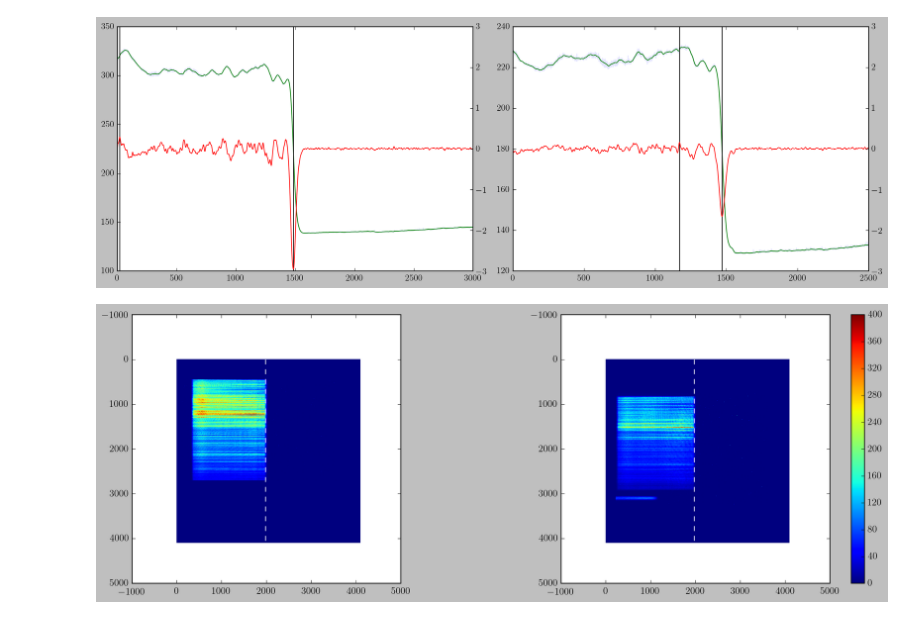
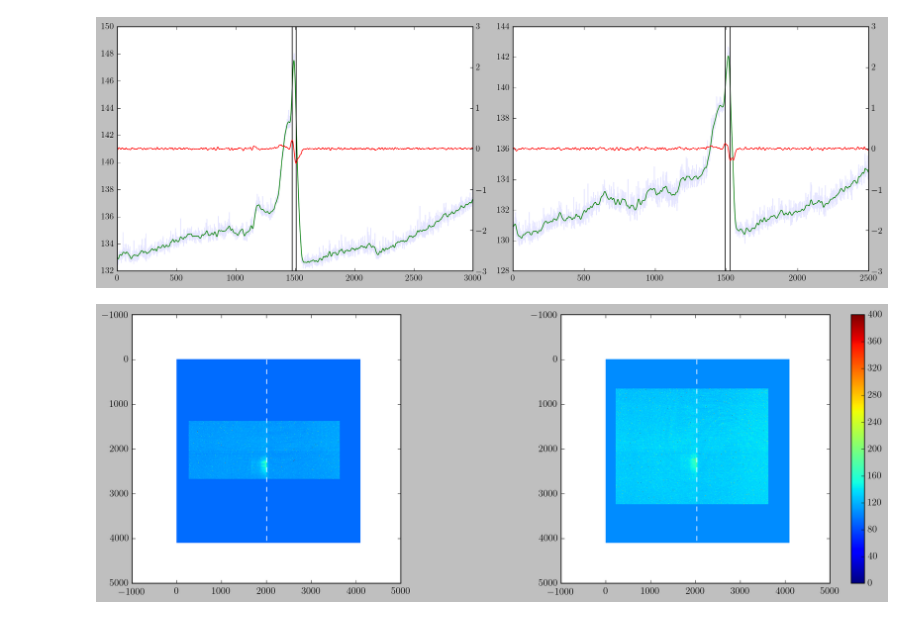
Before and after one commit to adescamps59/EuXFEL-HED-VISAR, a Jupyter notebook: Calibration/20nsWindow_TimingCalibration.ipynb, the cells around one changed output. Drawn from its saved outputs; the diff is of its cells as text; code cells hidden in the pictures.

```diff
--- a/Calibration/20nsWindow_TimingCalibration.ipynb
+++ b/Calibration/20nsWindow_TimingCalibration.ipynb
@@ -65,7 +65,7 @@ def extraVISARImages_mean(exp_id, run_id):
     imgKEP1_r = np.mean(kep1[:, :, :], axis = 0)
     # Rotate image 90 degrees
     imgKEP1_r = cv2.rotate(imgKEP1_r, cv2.ROTATE_90_COUNTERCLOCKWISE)
-    f = np.loadtxt('../VISAR_CalibrationFiles_latest/VISAR_KEPLER1_20nsWindow_p2740_run639_evt1_polynomial.cal', delimiter=',')
+    f = np.loadtxt('../DewarpingCalibrationFiles/VISAR_KEPLER1_20nsWindow_900499_run75_polynomial_16042025.cal', delimiter=',')
     original_grid_Y_evt1 = f[:, 0]
     original_grid_X_evt1 = f[:, 1]
 
@@ -116,9 +116,7 @@ def extraVISARImages_mean(exp_id, run_id):
     imgKEP2_r = cv2.rotate(imgKEP2_r, cv2.ROTATE_90_COUNTERCLOCKWISE)
 
 
-    # f = np.loadtxt('../../VISAR_CalibrationFiles_latest/VISAR_KEPLER2_20nsWindow_p2740_run26_evt1_V2.cal', delimiter=',')
-    # f = np.loadtxt('../VISAR_CalibrationFiles_latest/VISAR_KEPLER2_20nsWindow_p2740_run1222_evt1_polynomial.cal', delimiter=',')
-    f = np.loadtxt('../VISAR_CalibrationFiles_latest/VISAR_KEPLER2_20nsWindow_p900364_run14_evt1_polynomial.cal', delimiter=',')
+    f = np.loadtxt('../DewarpingCalibrationFiles/VISAR_KEPLER2_20nsWindow_p2740_run1222_evt1_polynomial_AdditionalPointForXrayFiducial.cal', delimiter=',')
 
     original_grid_Y_evt1 = f[:, 0]
     original_grid_X_evt1 = f[:, 1]
@@ -150,0 +147,5 @@ imgKEP1_bckg, imgKEP2_bckg  = extraVISARImages_mean(2740, 640)
+# %%
+proposalNumber = 7902
+runNumber = 29
+# %%
+imgKEP1_r, imgKEP2_r  = extraVISARImages_mean(proposalNumber, runNumber)
@@ -163,2 +168,0 @@ plt.show()
-# %%
-imgKEP1_r, imgKEP2_r  = extraVISARImages_mean(2740, 641)
@@ -234,20 +217,20 @@ plt.vlines(positionRightEdgeFiducial_KEPLER2, -3, 3)
 plt.tight_layout()
 plt.show()
 # %% [output]
-[figure, old version]
+[figure, new version]
 # %%
 plt.figure(figsize = (15, 10))
 plt.subplot(221)
-plt.imshow(imgKEP1_r-imgKEP1_bckg, vmin = 0, vmax = 500, cmap = plt.cm.jet)
+plt.imshow(imgKEP1_r, vmin = 0, vmax = 500, cmap = plt.cm.jet)
 # plt.vlines(500 + positionLeftEdgeFiducial_KEPLER1, 0, 4095, linestyles='dashed', colors = 'w')
 plt.vlines(500 + positionRightEdgeFiducial_KEPLER1, 0, 4095, linestyles='dashed', colors = 'w')
 
 plt.subplot(222)
-plt.imshow(imgKEP2_r-imgKEP2_bckg, vmin = 0, vmax = 400, cmap = plt.cm.jet)
+plt.imshow(imgKEP2_r, vmin = 0, vmax = 400, cmap = plt.cm.jet)
 # plt.vlines(500 + positionLeftEdgeFiducial_KEPLER2, 0, 4095, linestyles='dashed', colors = 'w')
 plt.vlines(500 + positionRightEdgeFiducial_KEPLER2, 0, 4095, linestyles='dashed', colors = 'w')
 plt.colorbar()
 plt.tight_layout()
 plt.show()
 # %% [output]
-[figure, old version]
+[figure, new version]
```
Also changed, not shown: parts of 32 cells of this notebook, 2 other files.
